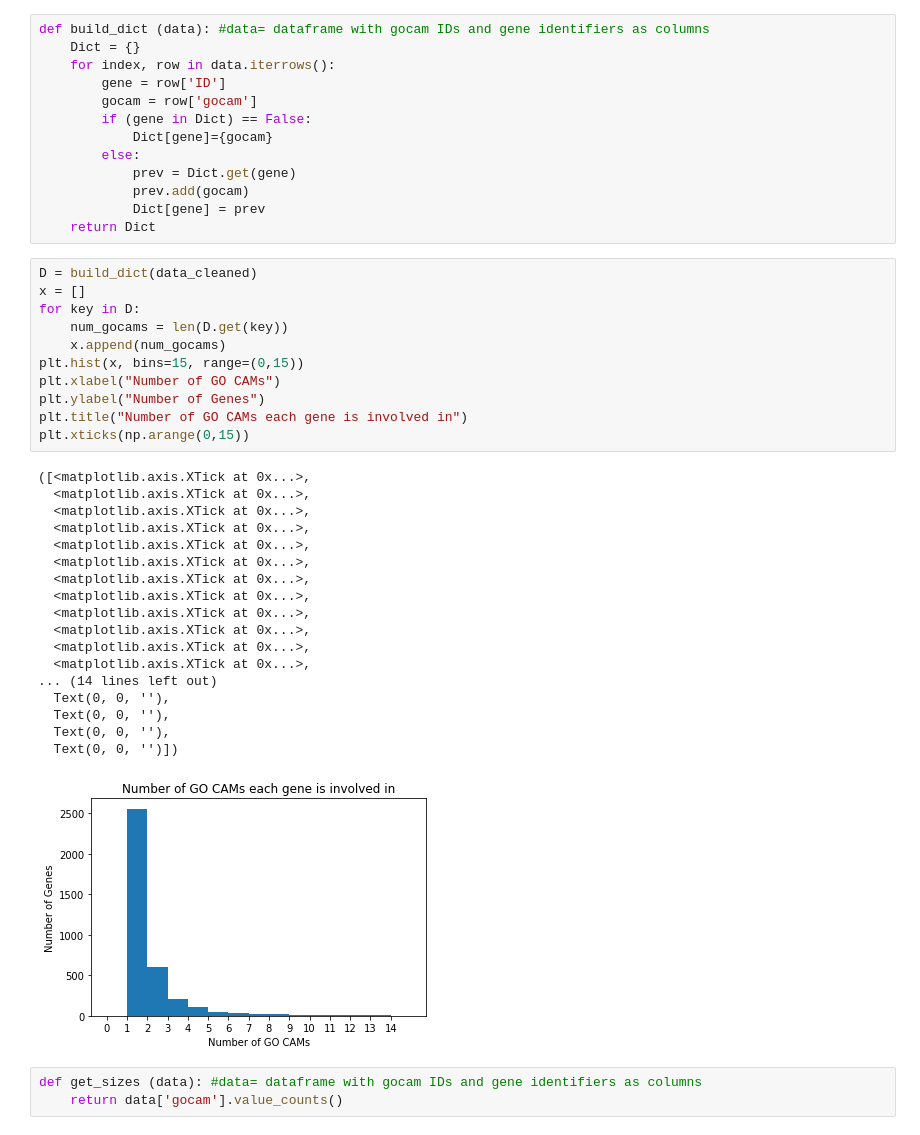
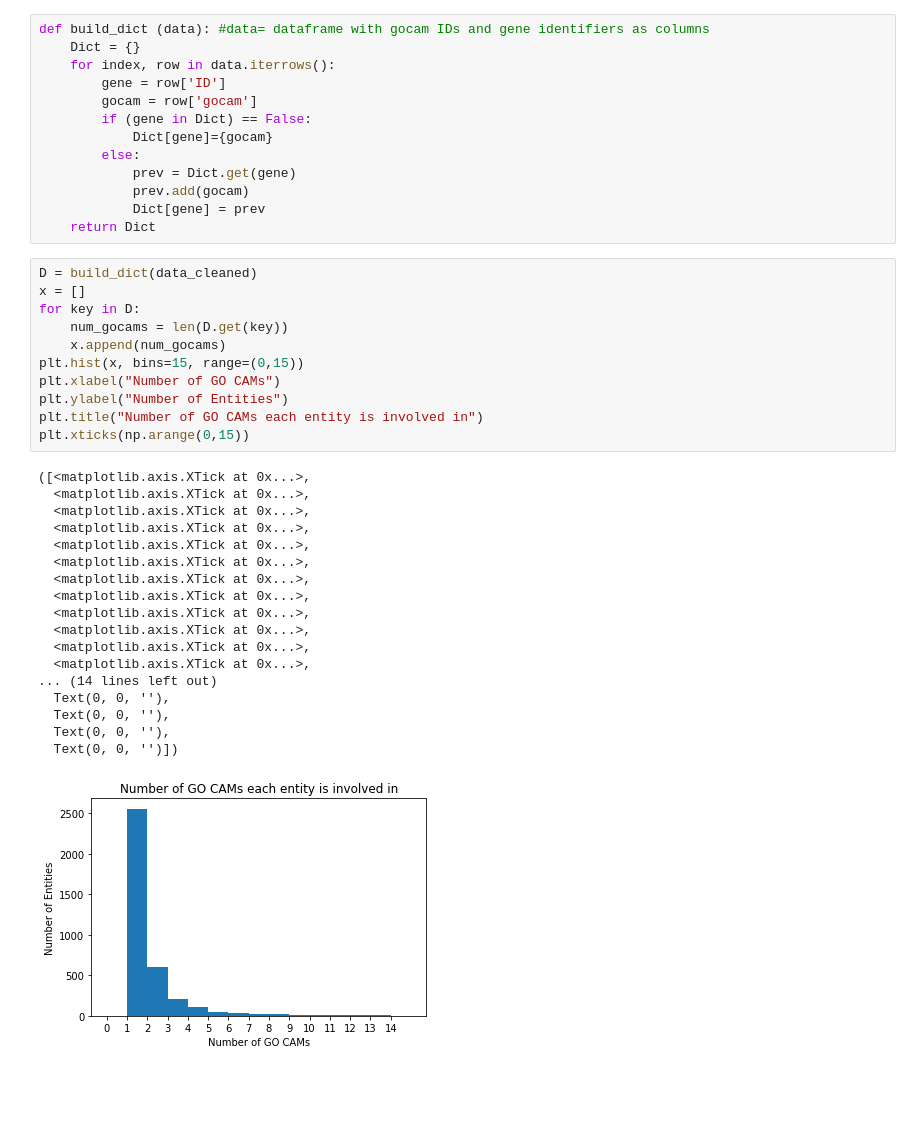
Before and after one commit to nmarkari/gocam_enrichment, a Jupyter notebook: Dev/GOCAM_production_and_reactome_data_analysis.ipynb, the cells around one changed output. Cells and saved outputs as stored; diff of their text form; blank space fills up the shorter version.

```diff
--- a/Dev/GOCAM_production_and_reactome_data_analysis.ipynb
+++ b/Dev/GOCAM_production_and_reactome_data_analysis.ipynb
@@ -186,33 +184,30 @@ def build_dict (data): #data= dataframe with gocam IDs and gene identifiers as c
 # %%
 D = build_dict(data_cleaned)
 x = []
 for key in D:
     num_gocams = len(D.get(key))
     x.append(num_gocams)
 plt.hist(x, bins=15, range=(0,15))
 plt.xlabel("Number of GO CAMs")
-plt.ylabel("Number of Genes")
-plt.title("Number of GO CAMs each gene is involved in")
+plt.ylabel("Number of Entities")
+plt.title("Number of GO CAMs each entity is involved in")
 plt.xticks(np.arange(0,15))
 # %% [output]
 ([<matplotlib.axis.XTick at 0x...>,
   <matplotlib.axis.XTick at 0x...>,
   <matplotlib.axis.XTick at 0x...>,
   <matplotlib.axis.XTick at 0x...>,
   <matplotlib.axis.XTick at 0x...>,
   <matplotlib.axis.XTick at 0x...>,
   <matplotlib.axis.XTick at 0x...>,
   <matplotlib.axis.XTick at 0x...>,
   <matplotlib.axis.XTick at 0x...>,
   <matplotlib.axis.XTick at 0x...>,
   <matplotlib.axis.XTick at 0x...>,
   <matplotlib.axis.XTick at 0x...>,
 ... (14 lines left out)
   Text(0, 0, ''),
   Text(0, 0, ''),
   Text(0, 0, ''),
   Text(0, 0, '')])
-[figure, old version]
+[figure, new version]
-# %%
-def get_sizes (data): #data= dataframe with gocam IDs and gene identifiers as columns
-    return data['gocam'].value_counts()
```
Also changed, not shown: parts of 11 cells of this notebook, 24 other files.
